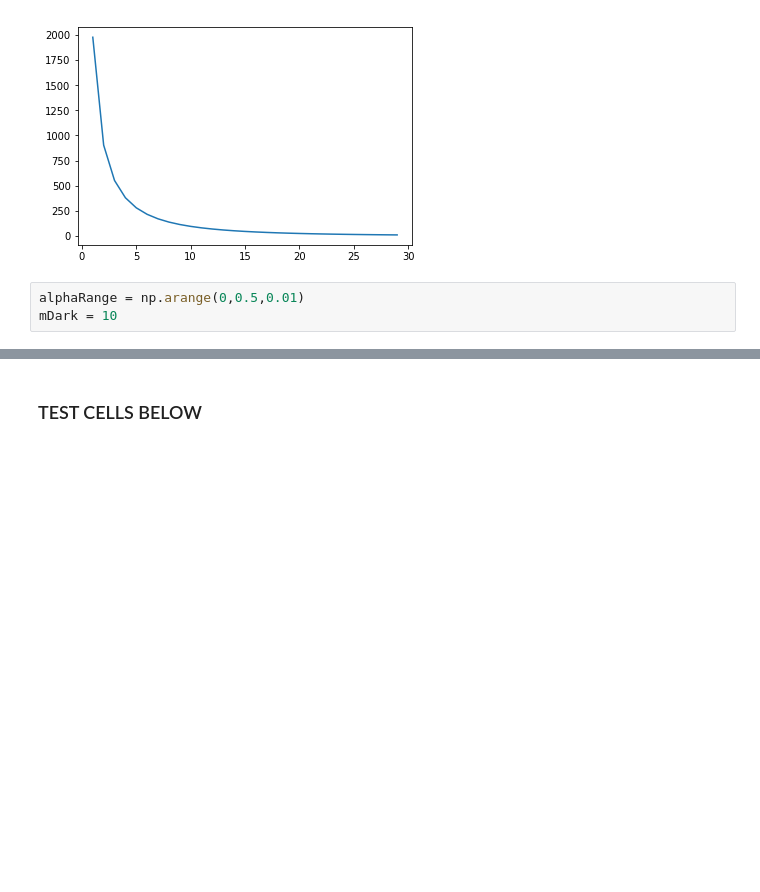
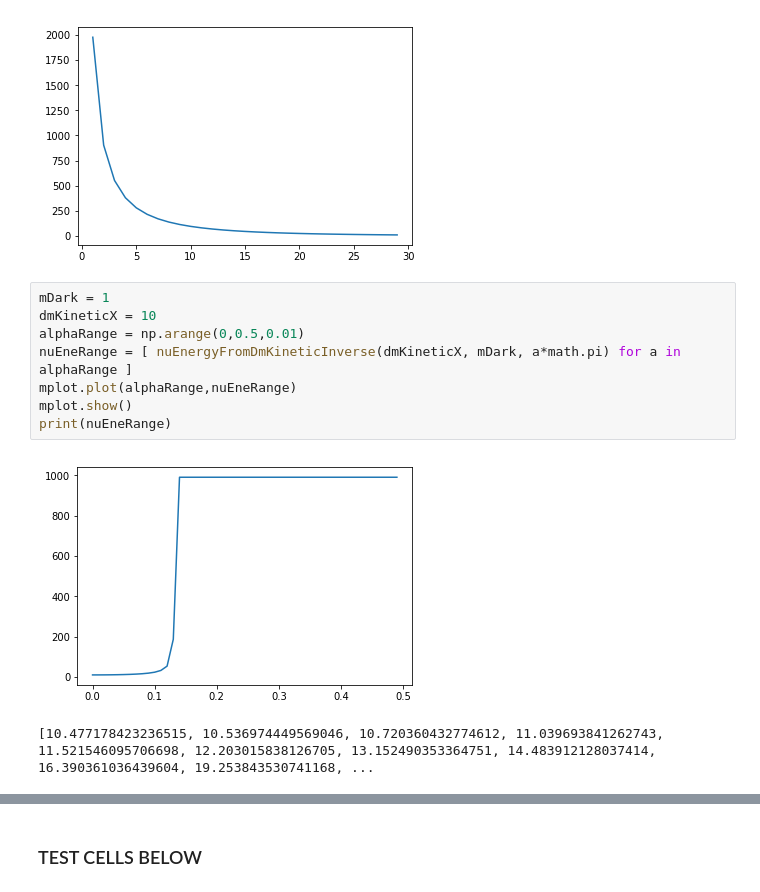
Before and after one commit to itscubist/snBdm, a Jupyter notebook: snBdm-Notebook1.ipynb, the cells around one changed output, grey strips where cells are left out. Cells and saved outputs as stored; diff of their text form; blank space fills up the shorter version.

```diff
--- a/snBdm-Notebook1.ipynb
+++ b/snBdm-Notebook1.ipynb
@@ -87,6 +188,14 @@ mplot.plot(dmDistance, dmDensity)
 mplot.show()
 # %% [output]
 [figure]
-# %%
-alphaRange = np.arange(0,0.5,0.01)
-mDark = 10
+# %%
+mDark = 1
+dmKineticX = 10
+alphaRange = np.arange(0,0.5,0.01)
+nuEneRange = [ nuEnergyFromDmKineticInverse(dmKineticX, mDark, a*math.pi) for a in alphaRange ]
+mplot.plot(alphaRange,nuEneRange)
+mplot.show()
+print(nuEneRange)
+# %% [output]
+[figure, added]
+[10.477178423236515, 10.536974449569046, 10.720360432774612, 11.039693841262743, 11.521546095706698, 12.203015838126705, 13.152490353364751, 14.483912128037414, 16.390361036439604, 19.253843530741168, ...
```
Also changed, not shown: parts of 13 cells of this notebook.
